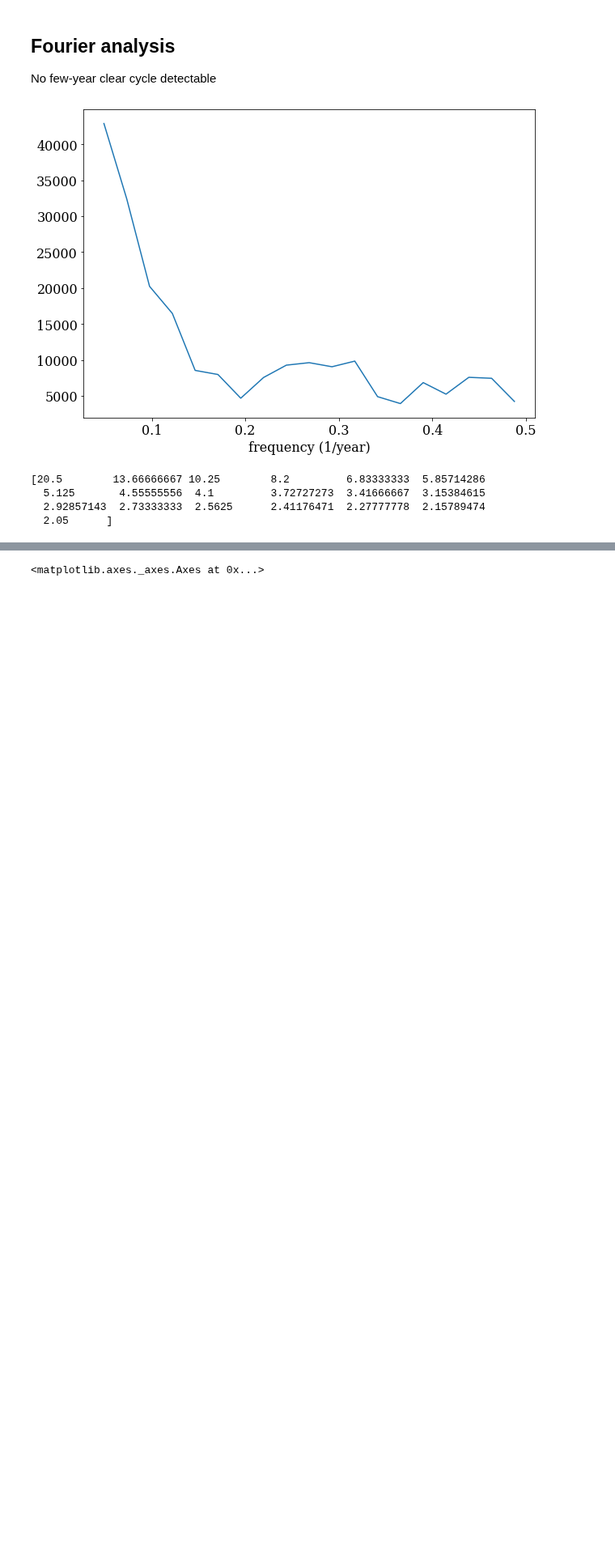
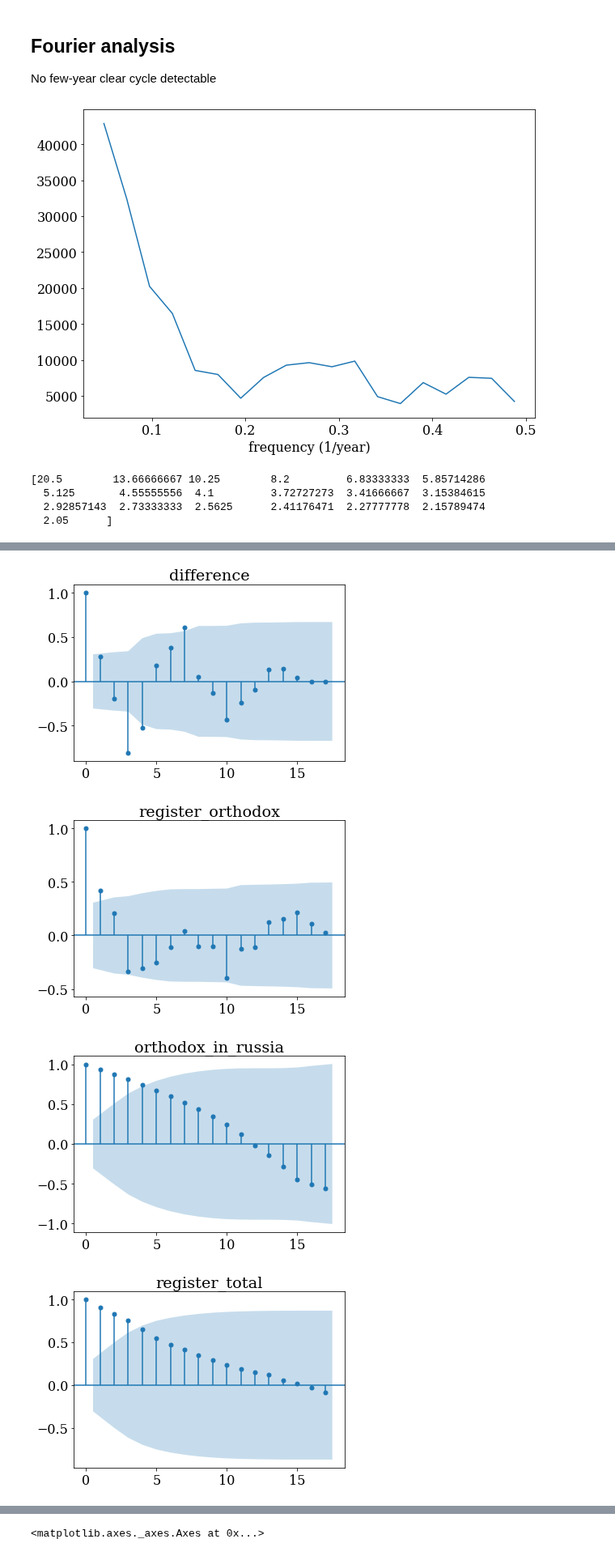
Before and after one commit to AnttiHaerkoenen/vyborg_orthodox, a Jupyter notebook: notebooks/missing_orthodox.ipynb, the cells around one changed output, grey strips where cells are left out. Shown at 81% size. Saved outputs shown, nothing was run; the diff lists cells and outputs as text; code cells hidden in the pictures; blank space fills up the shorter version.

Commit message:
data update

```diff
--- a/notebooks/missing_orthodox.ipynb
+++ b/notebooks/missing_orthodox.ipynb
@@ -93,0 +96,10 @@ print(1/freq)
+# %%
+from statsmodels.graphics.tsaplots import plot_acf
+
+for col in data.columns:
+    plot_acf(data[col], title=col, missing='conservative', adjusted=True)
+# %% [output]
+[figure, added]
+[figure, added]
+[figure, added]
+[figure, added]
```
Also changed, not shown: parts of 4 cells of this notebook.
